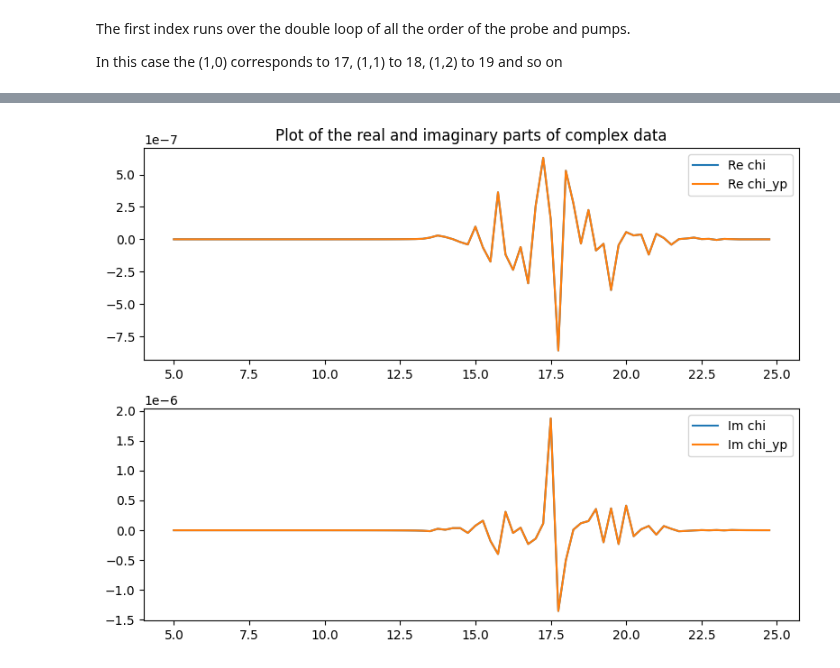
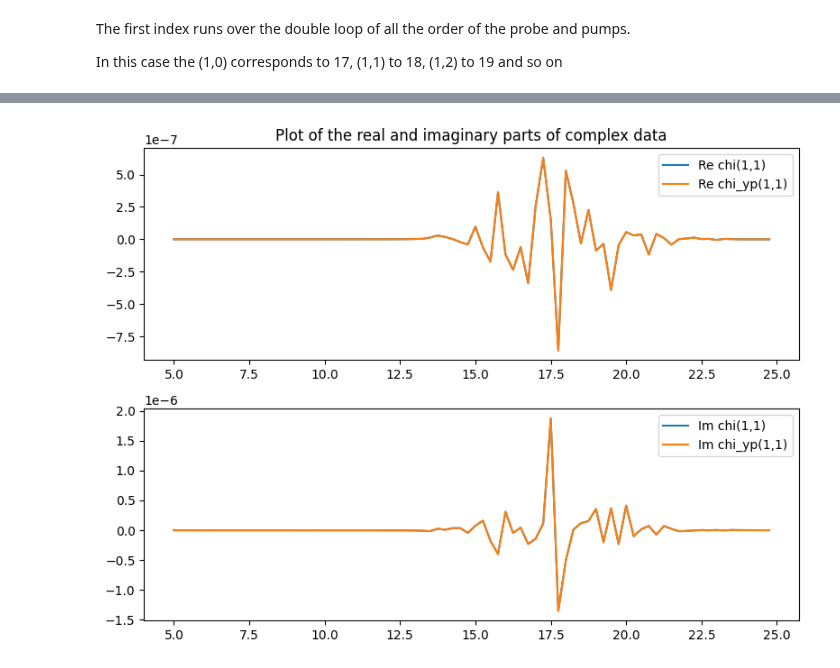
Before and after one commit to marcodalessandro76/MPPI, a Jupyter notebook: sphinx_source/tutorials/Analysis_Optics.ipynb, the cells around one changed output, grey strips where cells are left out. Cells and saved outputs as stored; diff of their text form; code cells hidden in the pictures.

```diff
--- a/sphinx_source/tutorials/Analysis_Optics.ipynb
+++ b/sphinx_source/tutorials/Analysis_Optics.ipynb
@@ -152,7 +159,7 @@ data = P.YamboNLDBParser(file)
 Parse file : Reference_data/nl_results/LiF-pump_1.55-nlenrange_5.0-25.0-nlensteps_80-bands_3-6-damp_0.2-sin/ndb.Nonlinear
 Field 3 not found
 # %%
-nl = O.Xn_frequency_mixing(data,Trange=[-1,-1],X_order=(2,2),verbose=False)
+nl = O.Xn_frequency_mixing(data,Trange=[-1,-1],X_order=(1,2),verbose=False)
 nl.get_info()
 # %% [output]
 Time range of the simulation (in au): 0.0 - 6201.206000484204
@@ -264,5 +269,5 @@ U.Plot_ComplexArray(freqs_freqmix,chi_freqmix[0][(1,-1)],label='chi',data2=chi_f
 # %%
-U.Plot_ComplexArray(freqs_freqmix,chi_freqmix[0][(1,1)],label='chi',data2=chi_freqmix_yp[18,:,0],label2='chi_yp')
+U.Plot_ComplexArray(freqs_freqmix,chi_freqmix[0][(1,1)],label='chi(1,1)',data2=chi_freqmix_yp[18,:,0],label2='chi_yp(1,1)')
 # %% [output]
-[figure, old version]
+[figure, new version]
 # %%
```
Also changed, not shown: parts of 18 cells of this notebook, 1 other file.
